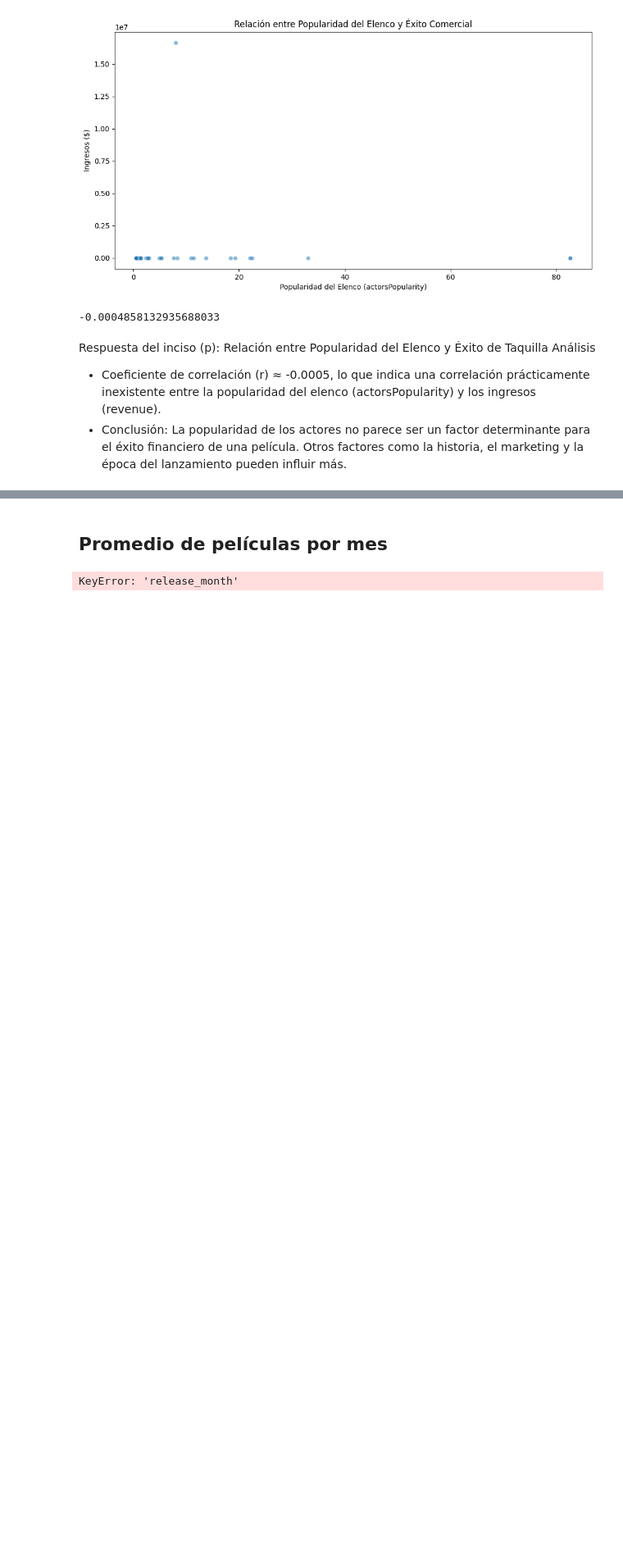
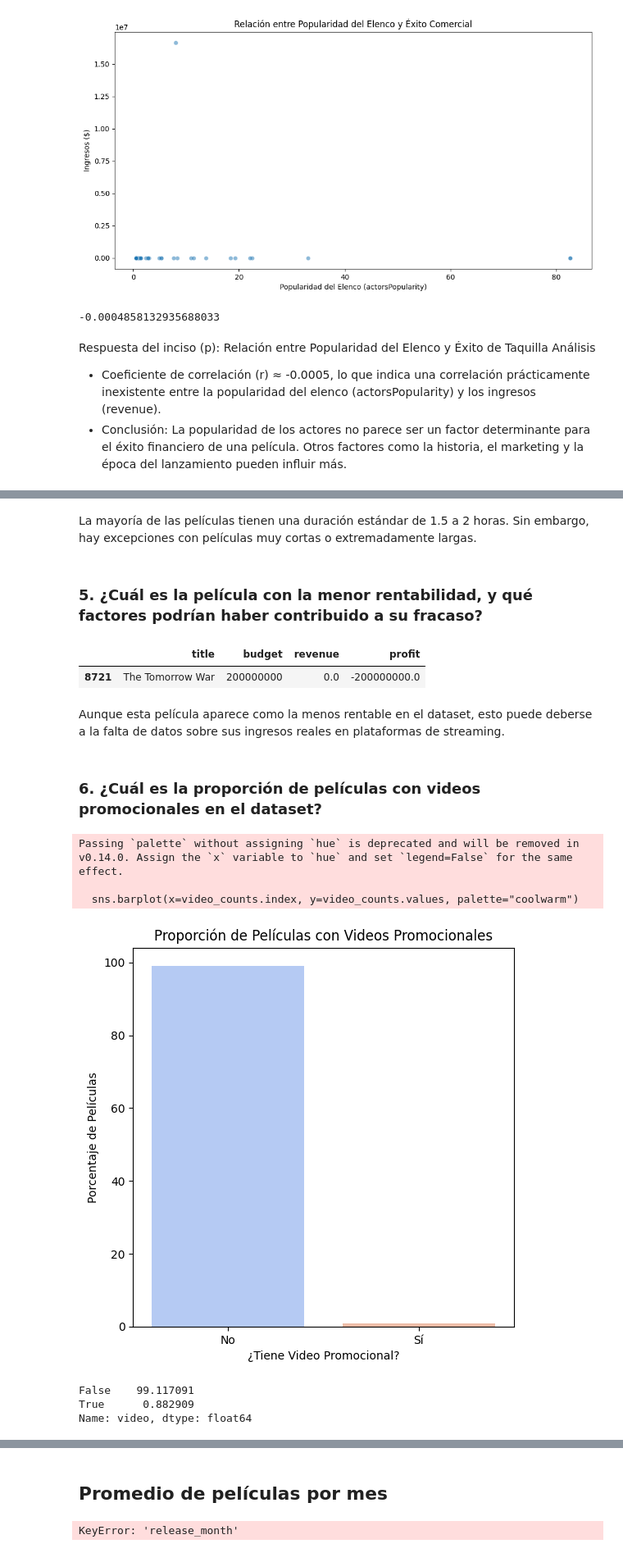
Before and after one commit to Sofiamishel2003/-An-lisis-Exploratorio, a Jupyter notebook: analisis exploratorio - movies.IPYNB, the cells around one changed output, grey strips where cells are left out. Shown at 82% size. Saved outputs shown, nothing was run; the diff lists cells and outputs as text; code cells hidden in the pictures; blank space fills up the shorter version.

```diff
--- a/analisis exploratorio - movies.IPYNB
+++ b/analisis exploratorio - movies.IPYNB
@@ -456,0 +561,38 @@ Análisis
+# %% [markdown]
+La mayoría de las películas tienen una duración estándar de 1.5 a 2 horas. Sin embargo, hay excepciones con películas muy cortas o extremadamente largas.
+# %% [markdown]
+### 5. ¿Cuál es la película con la menor rentabilidad, y qué factores podrían haber contribuido a su fracaso?
+# %%
+# Obtener la película con menor rentabilidad
+worst_profitable_movie = df[['title', 'budget', 'revenue', 'profit']].sort_values(by='profit', ascending=True).head(1)
+
+# Mostrar la película con menor rentabilidad
+worst_profitable_movie
+# %% [output]
+|  | title | budget | revenue | profit |
+| 8721 | The Tomorrow War | 200000000 | 0.0 | -200000000.0 |
+# %% [markdown]
+Aunque esta película aparece como la menos rentable en el dataset, esto puede deberse a la falta de datos sobre sus ingresos reales en plataformas de streaming.
+# %% [markdown]
+### 6. ¿Cuál es la proporción de películas con videos promocionales en el dataset?
+# %%
+# Contar cuántas películas tienen videos promocionales
+video_counts = df["video"].value_counts(normalize=True) * 100
+# Gráfico de proporción de películas con y sin video promocional
+plt.figure(figsize=(6, 6))
+sns.barplot(x=video_counts.index, y=video_counts.values, palette="coolwarm")
+plt.xlabel("¿Tiene Video Promocional?")
+plt.ylabel("Porcentaje de Películas")
+plt.title("Proporción de Películas con Videos Promocionales")
+plt.xticks(ticks=[0, 1], labels=["No", "Sí"])
+plt.show()
+# Mostrar las proporciones
+video_counts
+# %% [output]
+Passing `palette` without assigning `hue` is deprecated and will be removed in v0.14.0. Assign the `x` variable to `hue` and set `legend=False` for the same effect.
+
+  sns.barplot(x=video_counts.index, y=video_counts.values, palette="coolwarm")
+[figure, added]
+False    99.117091
+True      0.882909
+Name: video, dtype: float64
```
Also changed, not shown: parts of 14 cells of this notebook.
